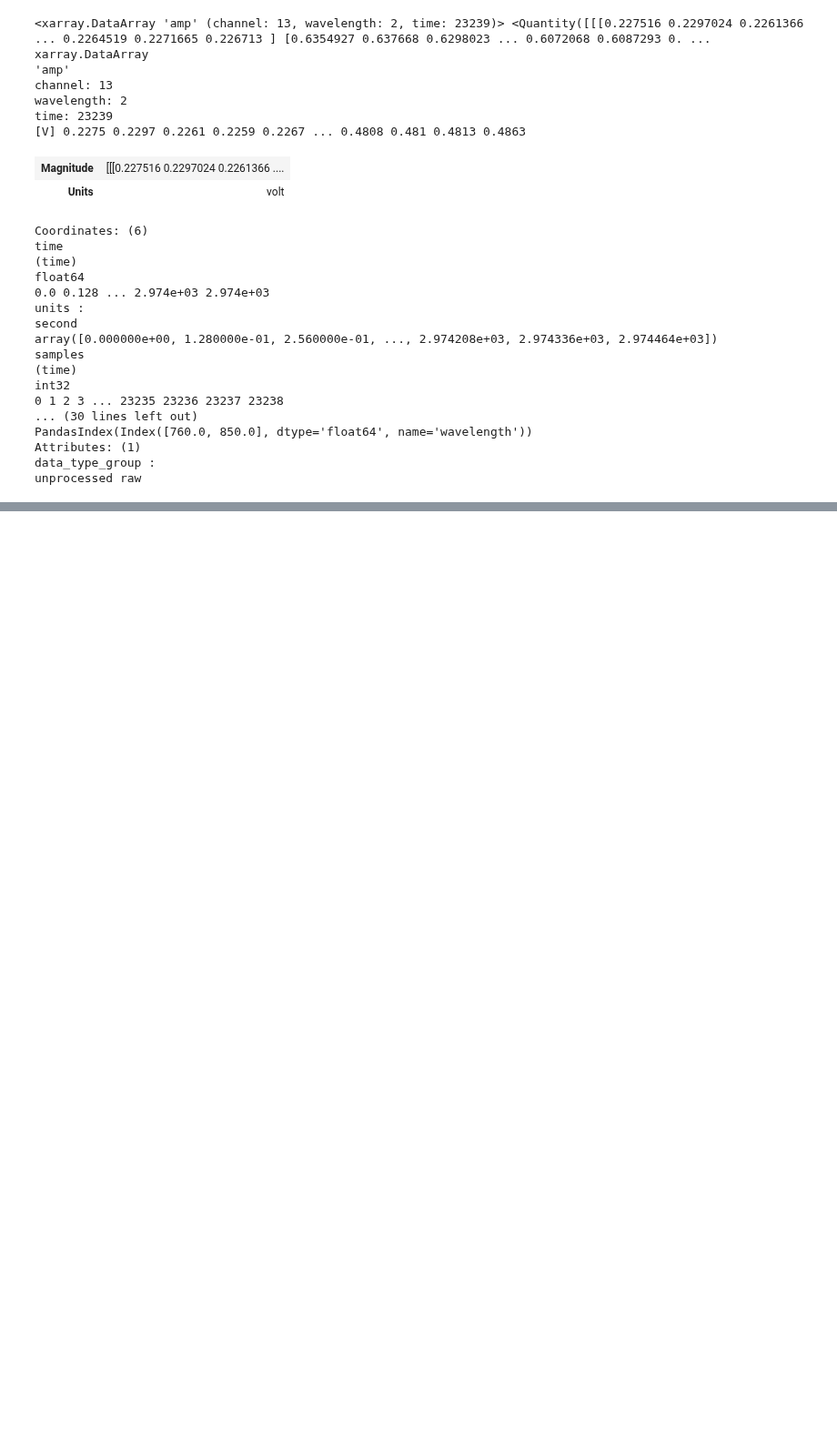
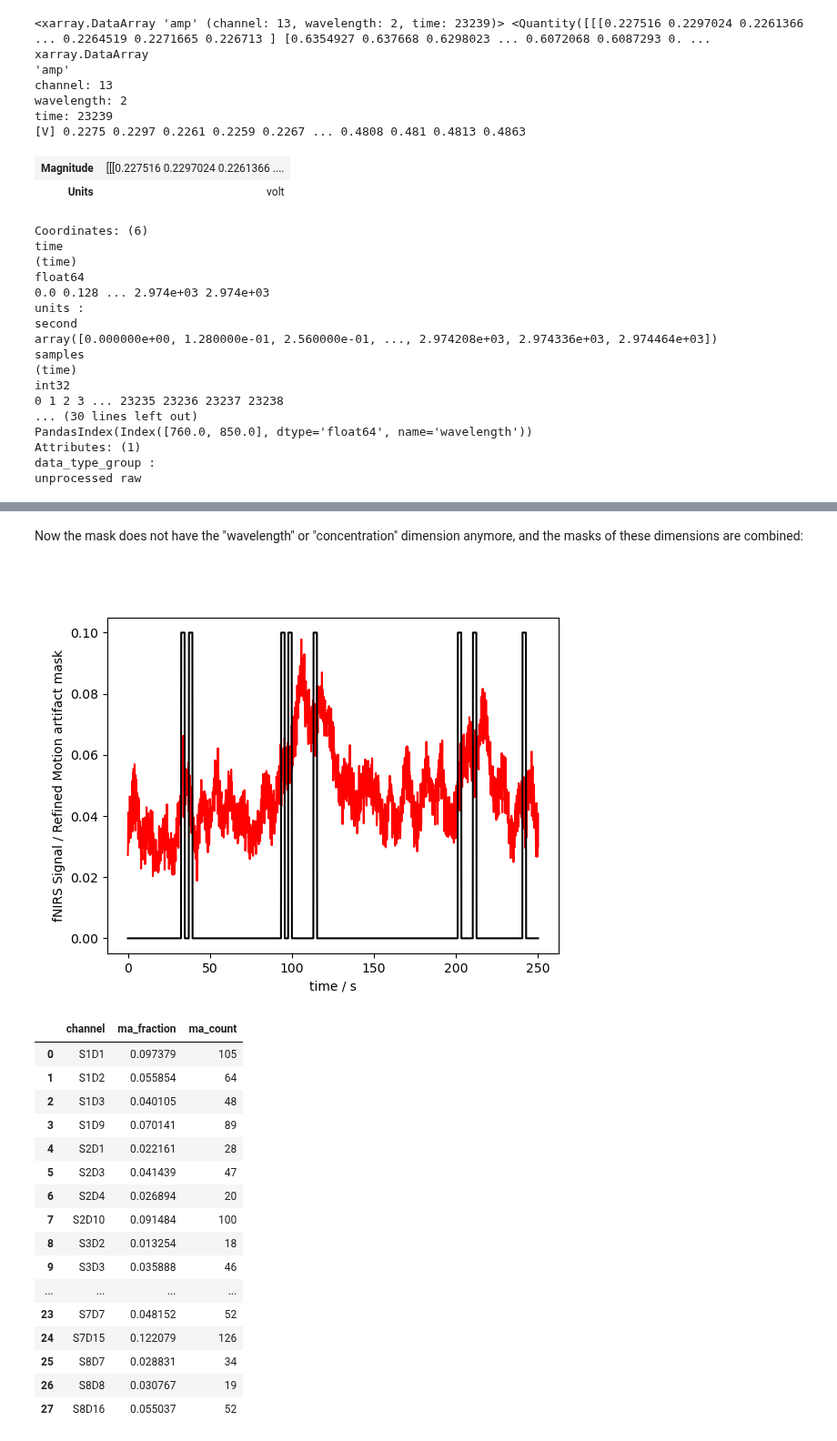
Before and after one commit to ibs-lab/cedalion, a Jupyter notebook: examples/pruning_and_motion_artifacts.ipynb, the cells around one changed output, grey strips where cells are left out. Shown at 91% size. Cells and saved outputs as stored; diff of their text form; code cells hidden in the pictures; blank space fills up the shorter version.

```diff
--- a/examples/pruning_and_motion_artifacts.ipynb
+++ b/examples/pruning_and_motion_artifacts.ipynb
@@ -332,0 +341,7 @@ p.show()
+# %%
+# refine the motion artifact mask. This function collapses the mask along dimensions that are chosen by the "operator" argument.
+# Here we use "by_channel", which will yield a mask for each channel by collapsing the masks along either the wavelength or concentration dimension.
+ma_mask_refined, ma_info = artifact.id_motion_refine(ma_mask, 'by_channel')
+
+# show the refined mask
+ma_mask_refined
@@ -332,0 +363,36 @@ p.show()
+# %% [markdown]
+Now the mask does not have the "wavelength" or "concentration" dimension anymore, and the masks of these dimensions are combined:
+# %%
+# plot the figure
+
+p.figure()
+p.plot(fNIRSdata.sel(time=slice(0,250)).time, fNIRSdata.sel(channel="S3D3", wavelength="760", time=slice(0,250)), "r-")
+p.plot(ma_mask_refined.sel(time=slice(0,250)).time, ma_mask_refined.sel(channel="S3D3", time=slice(0,250))/10, "k-")
+p.xlabel("time / s")
+p.ylabel("fNIRS Signal / Refined Motion artifact mask")
+p.show()
+
+# show the information about the motion artifacts: we get a pandas dataframe telling us
+# 1) for which channels artifacts were detected,
+# 2) what is the fraction of time points that were marked as artifacts and
+# 3) how many artifacts where detected
+ma_info
+# %% [output]
+[figure, added]
+|  | channel | ma_fraction | ma_count |
+| 0 | S1D1 | 0.097379 | 105 |
+| 1 | S1D2 | 0.055854 | 64 |
+| 2 | S1D3 | 0.040105 | 48 |
+| 3 | S1D9 | 0.070141 | 89 |
+| 4 | S2D1 | 0.022161 | 28 |
+| 5 | S2D3 | 0.041439 | 47 |
+| 6 | S2D4 | 0.026894 | 20 |
+| 7 | S2D10 | 0.091484 | 100 |
+| 8 | S3D2 | 0.013254 | 18 |
+| 9 | S3D3 | 0.035888 | 46 |
+| ... | ... | ... | ... |
+| 23 | S7D7 | 0.048152 | 52 |
+| 24 | S7D15 | 0.122079 | 126 |
+| 25 | S8D7 | 0.028831 | 34 |
+| 26 | S8D8 | 0.030767 | 19 |
+| 27 | S8D16 | 0.055037 | 52 |
```
Also changed, not shown: parts of 15 cells of this notebook, 3 other files.
